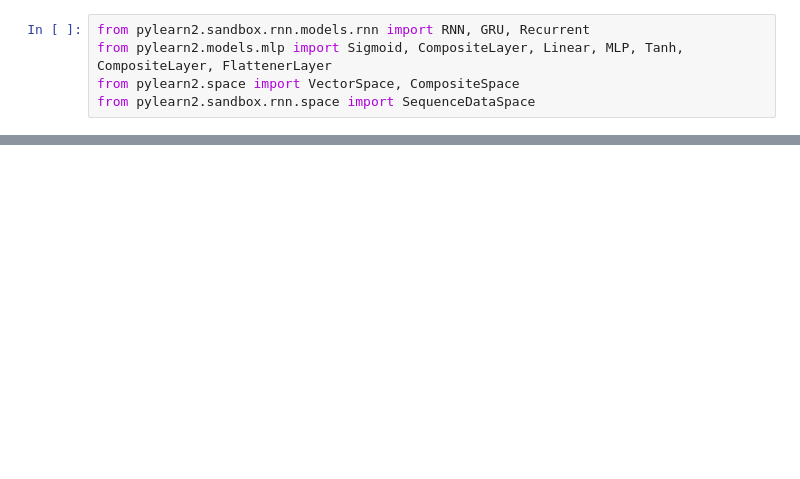
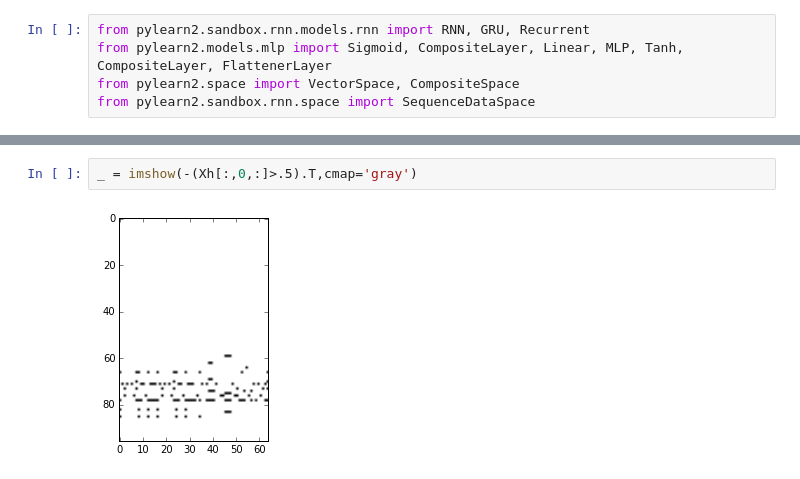
Before and after one commit to EderSantana/kindergarden-dropout, a Jupyter notebook: PreTRNN/librnn-test.ipynb, the cells around one changed output, grey strips where cells are left out. Drawn from its saved outputs; the diff is of its cells as text; blank space fills up the shorter version.

```diff
--- a/PreTRNN/librnn-test.ipynb
+++ b/PreTRNN/librnn-test.ipynb
@@ -197,0 +150,4 @@ for d,b in dataset.iterator(1, dataset.get_num_examples(), mode='sequential',
+# %%
+_ = imshow(-(Xh[:,0,:]>.5).T,cmap='gray')
+# %% [output]
+[figure, added]
```
Also changed, not shown: parts of 13 cells of this notebook, 5 other files.
